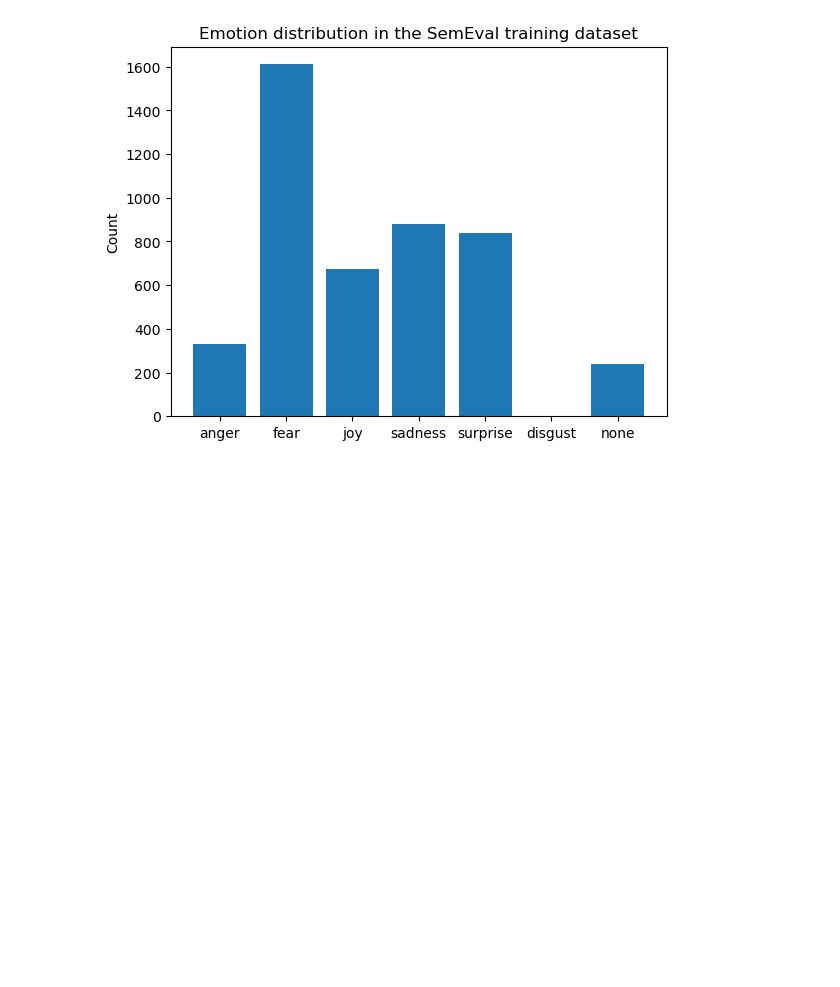
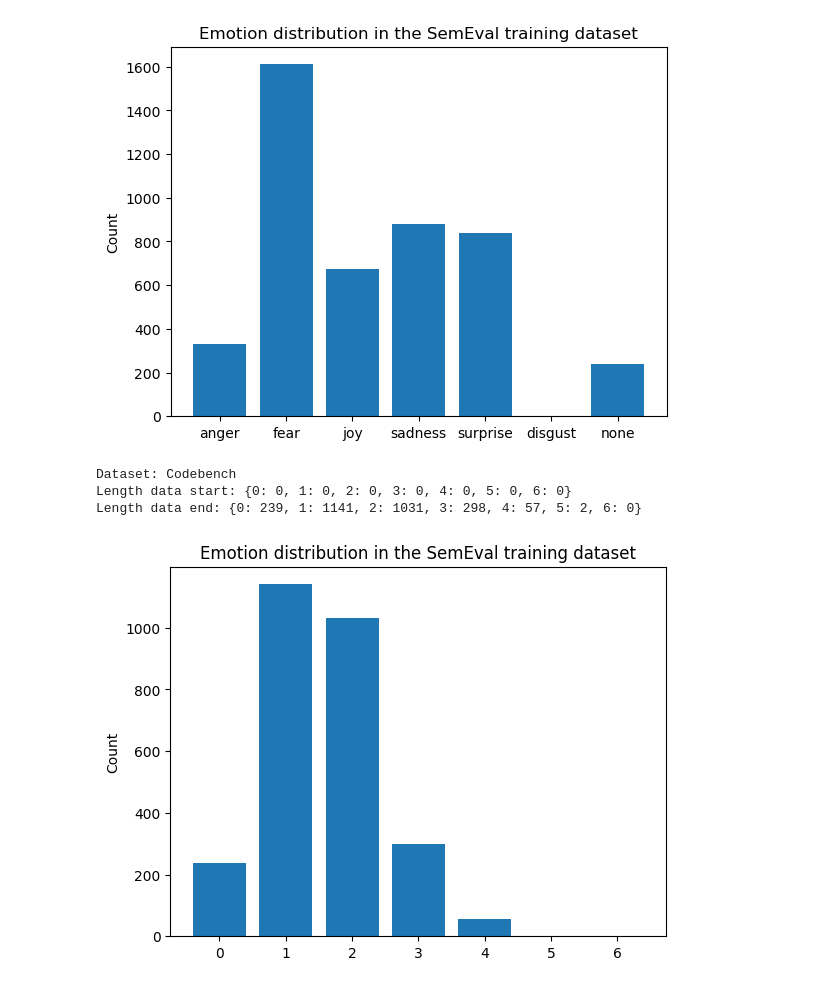
Before and after one commit to kruegercharles/LLM-SemEval, a Jupyter notebook: graphics.ipynb, the cells around one changed output. Cells and saved outputs as stored; diff of their text form; code cells hidden in the pictures; blank space fills up the shorter version.

Commit message:
analyse how many emotions are per sentencen in semeval

```diff
--- a/graphics.ipynb
+++ b/graphics.ipynb
@@ -177,3 +177,61 @@ surprise: 839 (30.31%)
 disgust: 0 (0.0%)
 none: 239 (8.63%)
 [figure]
+# %%
+import json
+
+from common import EMOTION_LABELS
+import matplotlib.pyplot as plt  # noqa
+import numpy as np  # noqa
+
+
+class Dataset:
+    def __init__(self, name: str, path: str):
+        self.name = name
+        self.path = path
+        self.data = self.load_data()
+        self.emotion_counter = {}
+        for emotion in EMOTION_LABELS:
+            self.emotion_counter[emotion] = 0
+
+    def load_data(self):
+        with open(self.path) as f:
+            data = json.load(f)
+        return data
+
+
+dataset = Dataset("Codebench", "data/codabench_data/train/eng_a_parsed.json")
+
+print("\nDataset:", dataset.name)
+
+length_data = {}
+for i in range(len(EMOTION_LABELS)):
+    length_data[i] = 0
+
+print("Length data start:", length_data)
+
+
+for entry in dataset.data:
+    length = len(entry["emotions"])
+    if "none" in entry["emotions"]:
+        length = 0
+    length_data[length] += 1
+
+print("Length data end:", length_data)
+
+# display the distribution of the emotions for each dataset as a bar chart
+fig, ax = plt.subplots()
+index = np.arange(len(length_data))
+emotion_counts = [length_data[key] for key in length_data]
+ax.bar(index, emotion_counts)
+ax.set_xticks(index)
+ax.set_xticklabels(length_data.keys())
+ax.set_ylabel("Count")
+ax.set_title("Emotion distribution in the SemEval training dataset")
+plt.savefig("emotions-length-semeval.png")
+plt.show()
+# %% [output]
+Dataset: Codebench
+Length data start: {0: 0, 1: 0, 2: 0, 3: 0, 4: 0, 5: 0, 6: 0}
+Length data end: {0: 239, 1: 1141, 2: 1031, 3: 298, 4: 57, 5: 2, 6: 0}
+[figure, added]
```
Also changed, not shown: 3 other files.
